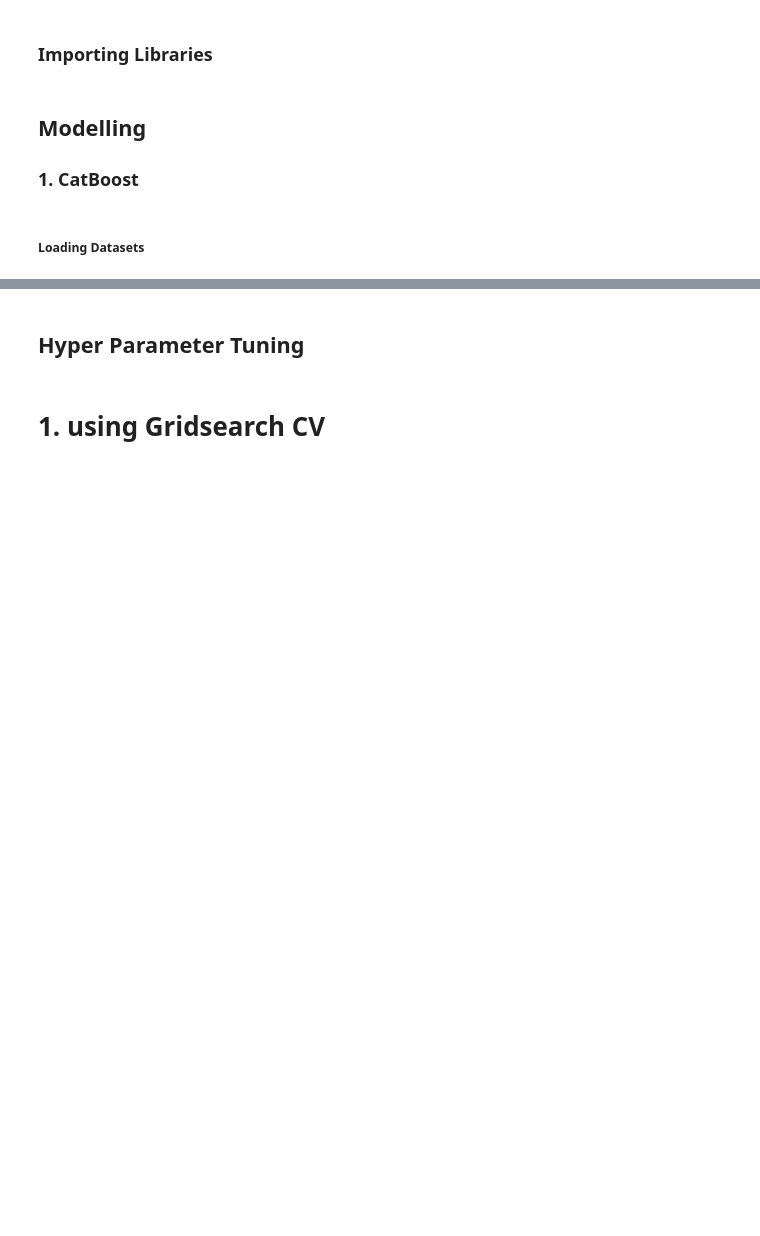
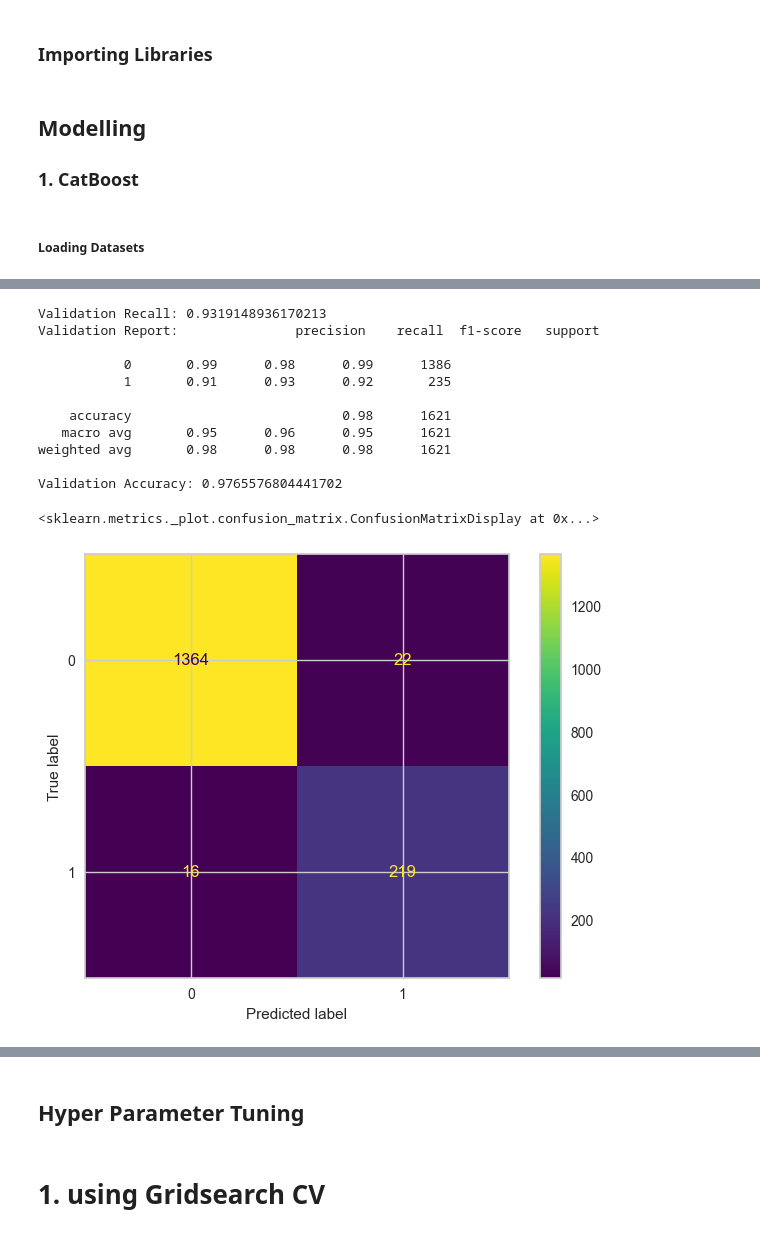
Before and after one commit to McGill-MMA-EnterpriseAnalytics/customer_churn_2024, a Jupyter notebook: Modelling/CatBoost.ipynb, the cells around one changed output, grey strips where cells are left out. Cells and saved outputs as stored; diff of their text form; code cells hidden in the pictures; blank space fills up the shorter version.

```diff
--- a/Modelling/CatBoost.ipynb
+++ b/Modelling/CatBoost.ipynb
@@ -40,2 +36,29 @@ ConfusionMatrixDisplay.from_predictions(y_val, y_val_pred)
+# %%
+# predicting and evaluating model on validation set
+y_val_pred = catboost_model.predict(X_val)
+val_recall = recall_score(y_val, y_val_pred)
+val_report = classification_report(y_val, y_val_pred)
+val_accuracy = accuracy_score(y_val, y_val_pred)
+
+print(f'Validation Recall: {val_recall}')
+print(f'Validation Report: {val_report}')
+print(f'Validation Accuracy: {val_accuracy}')
+
+#confusion matrix
+ConfusionMatrixDisplay.from_predictions(y_val, y_val_pred)
+# %% [output]
+Validation Recall: 0.9319148936170213
+Validation Report:               precision    recall  f1-score   support
+
+           0       0.99      0.98      0.99      1386
+           1       0.91      0.93      0.92       235
+
+    accuracy                           0.98      1621
+   macro avg       0.95      0.96      0.95      1621
+weighted avg       0.98      0.98      0.98      1621
+
+Validation Accuracy: 0.9765576804441702
+<sklearn.metrics._plot.confusion_matrix.ConfusionMatrixDisplay at 0x...>
+[figure, added]
 # %%
 # Predicting on the test set
```
Also changed, not shown: parts of 15 cells of this notebook, 6 other files.
